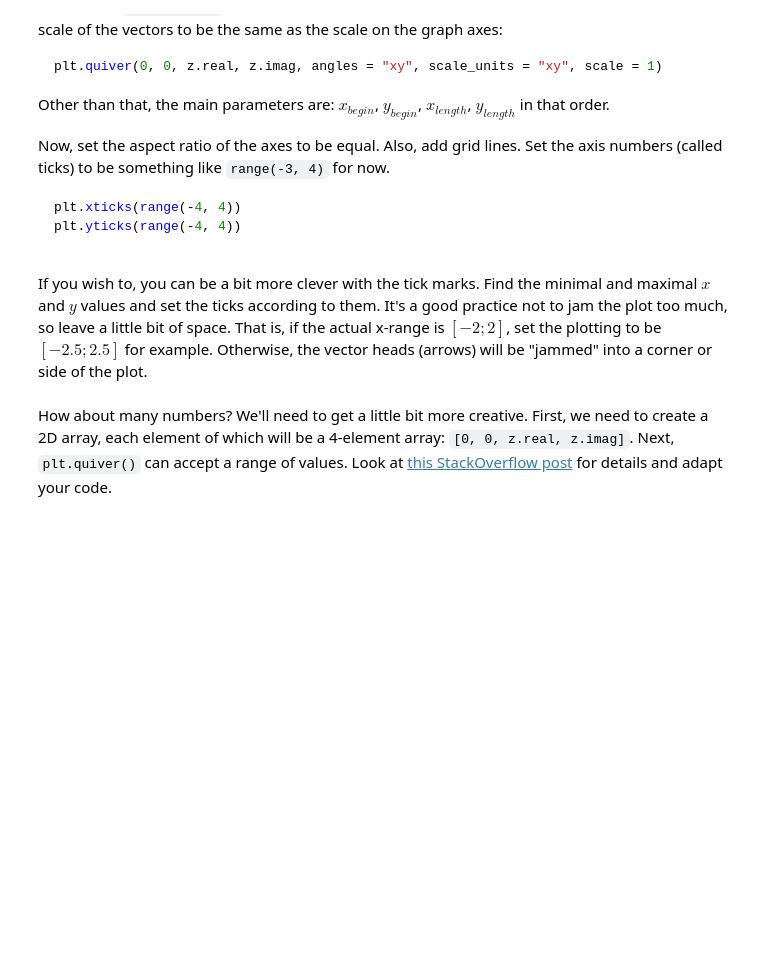
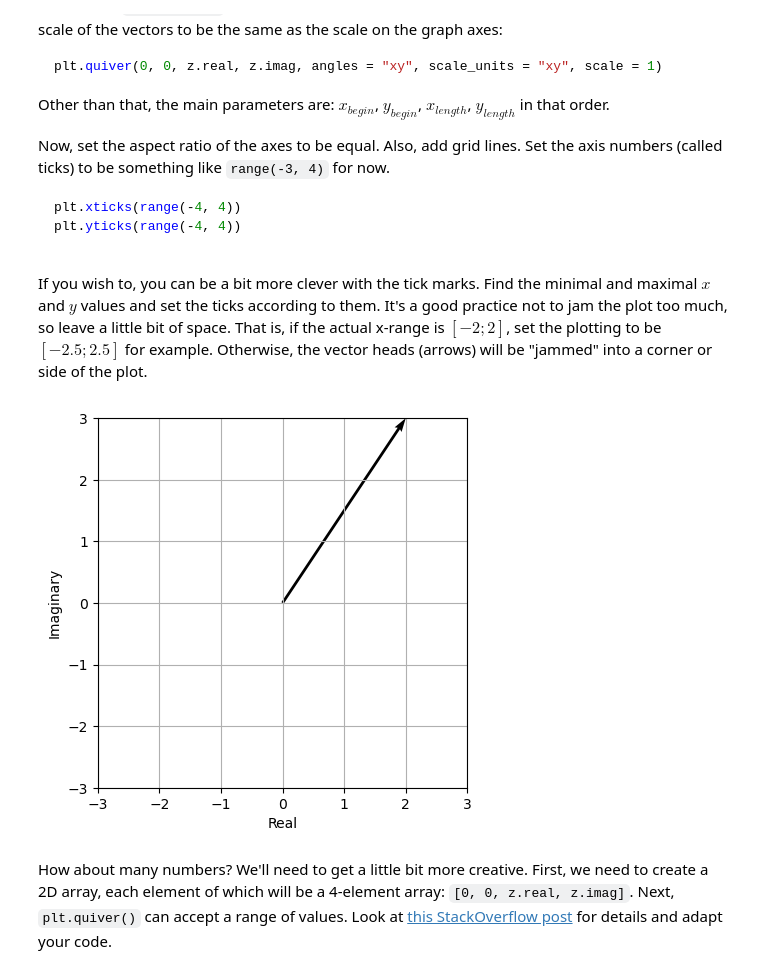
Before and after one commit to cerealBoxx/softuni-math-concepts-for-developers, a Jupyter notebook: 04.Basic-Algebra-Exercise/Basic Algebra Exercise.ipynb, the cells around one changed output. Cells and saved outputs as stored; diff of their text form; code cells hidden in the pictures; blank space fills up the shorter version.

```diff
--- a/04.Basic-Algebra-Exercise/Basic Algebra Exercise.ipynb
+++ b/04.Basic-Algebra-Exercise/Basic Algebra Exercise.ipynb
@@ -209,10 +209,23 @@ If you wish to, you can be a bit more clever with the tick marks. Find the minim
 # %%
 def plot_complex_number(z):
     """
     Plots the complex number z as a radius vector in the 2D space
     """
-    pass
+    plt.quiver(0, 0, z.real, z.imag, angles = "xy", scale_units = "xy", scale = 1)
+
+    plt.xlabel('Real')
+    plt.ylabel('Imaginary')
+
+    plt.xticks(range(-3, 4))
+    plt.yticks(range(-3, 4))
+    plt.grid(True)
+
+    plt.gca().set_aspect('equal')
+    plt.show()
+
 
 plot_complex_number(2 + 3j)
+# %% [output]
+[figure, added]
 # %% [markdown]
 How about many numbers? We'll need to get a little bit more creative. First, we need to create a 2D array, each element of which will be a 4-element array: `[0, 0, z.real, z.imag]`. Next, `plt.quiver()` can accept a range of values. Look at [this StackOverflow post](https://stackoverflow.com/questions/12265234/how-to-plot-2d-math-vectors-with-matplotlib) for details and adapt your code.
```
Also changed, not shown: parts of 7 cells of this notebook.
